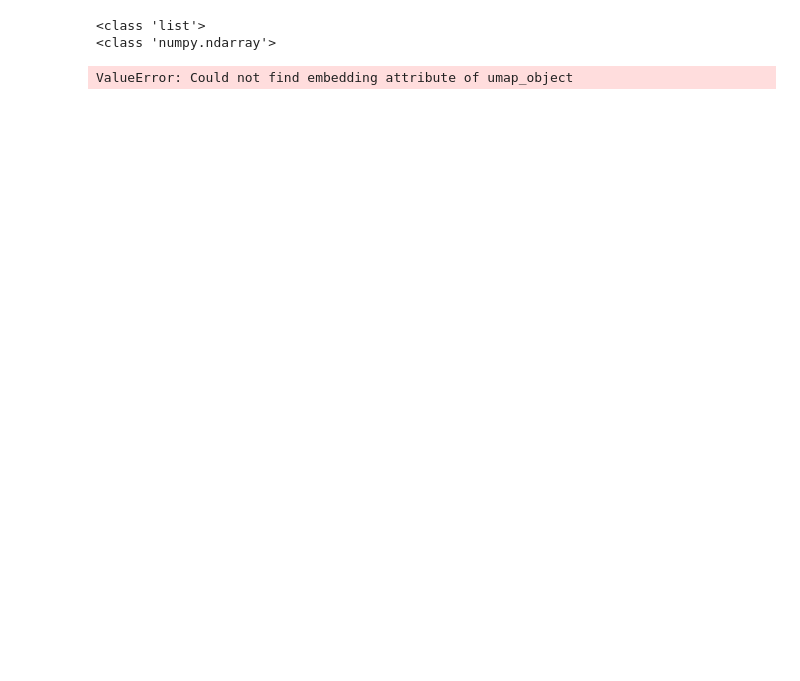
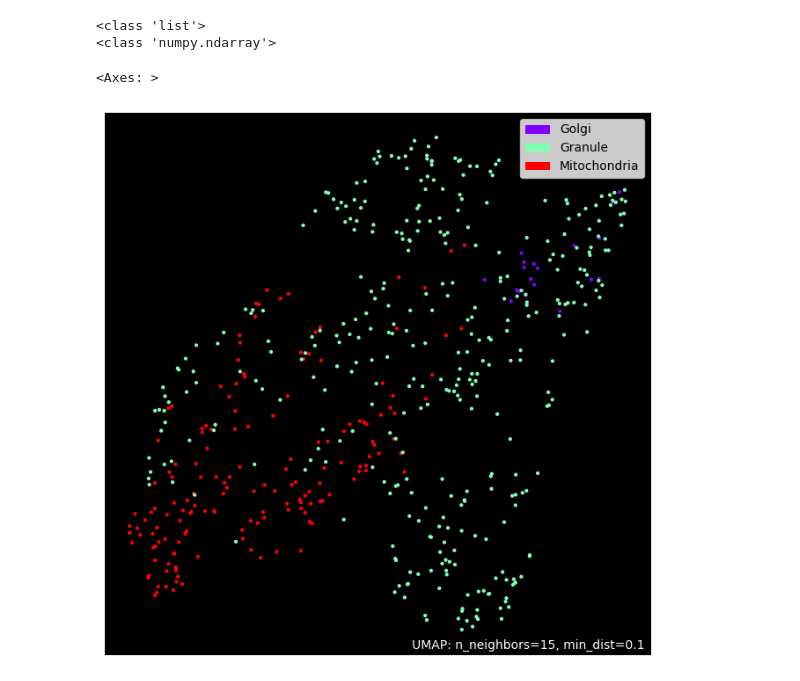
Before and after one commit to shei-dark/HDN, a Jupyter notebook: examples/Pixel_Noise/Convallaria/umap.ipynb, the cells around one changed output. Cells and saved outputs as stored; diff of their text form; code cells hidden in the pictures; blank space fills up the shorter version.

```diff
--- a/examples/Pixel_Noise/Convallaria/umap.ipynb
+++ b/examples/Pixel_Noise/Convallaria/umap.ipynb
@@ -43,8 +43,8 @@ print(mus.shape)
 # %%
-labels = ['Golgi'] * 738
-for i in range(1120):
+labels = ['Golgi'] * 19
+for i in range(161):
     labels.append('Mitochondria')
-for i in range(1050):
+for i in range(363):
     labels.append('Granule')
 print(type(labels))
 labels = np.asarray(labels)
@@ -54,10 +54,11 @@ print(type(labels))
 <class 'numpy.ndarray'>
 # %%
 reducer = umap.UMAP(random_state=42)
-embedding = reducer.fit_transform(mus)
-umap.plot.points(embedding, labels=labels, color_key_cmap='rainbow', background='white')
+embedding = reducer.fit(mus)
+umap.plot.points(embedding, labels=labels, color_key_cmap='Paired', background='black', theme='fire')
 # %% [output]
-ValueError: Could not find embedding attribute of umap_object
+<Axes: >
+[figure, added]
 # %%
 plt.scatter(
     embedding[:, 0],
```
Also changed, not shown: parts of 12 cells of this notebook, 5 other files.
